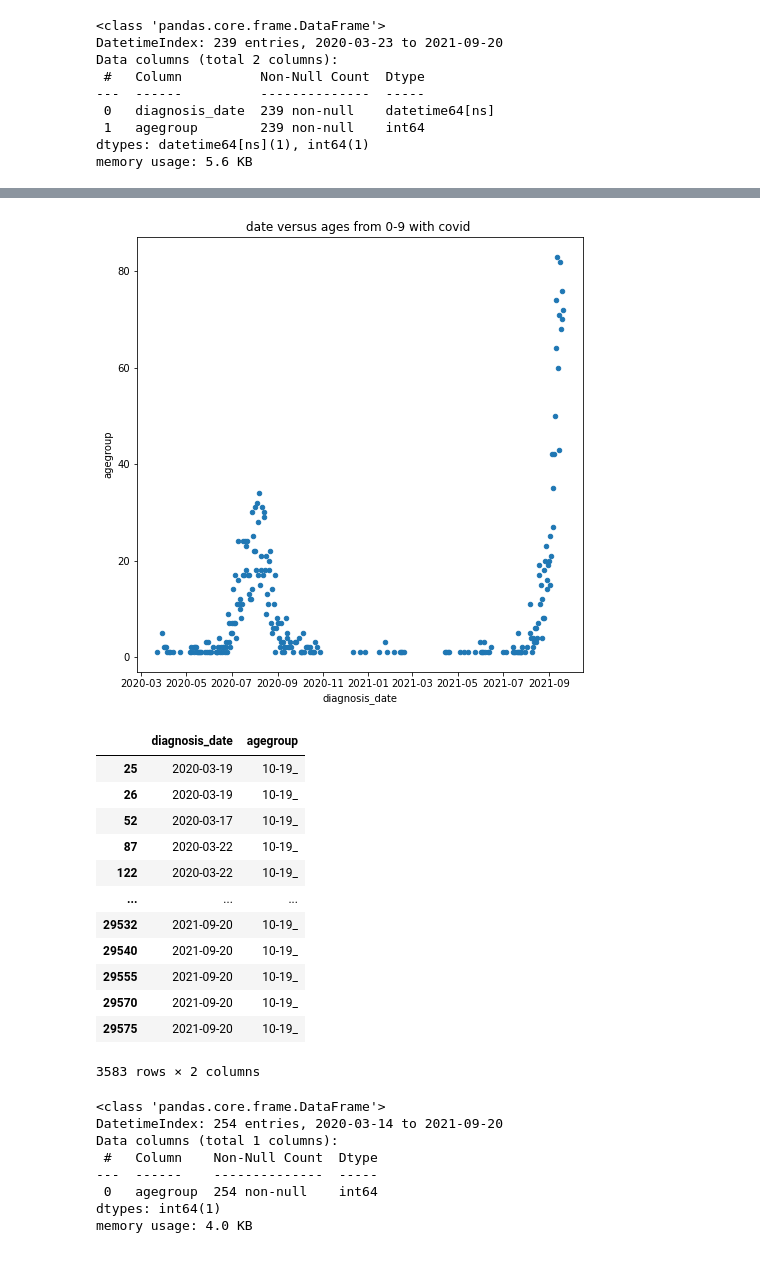
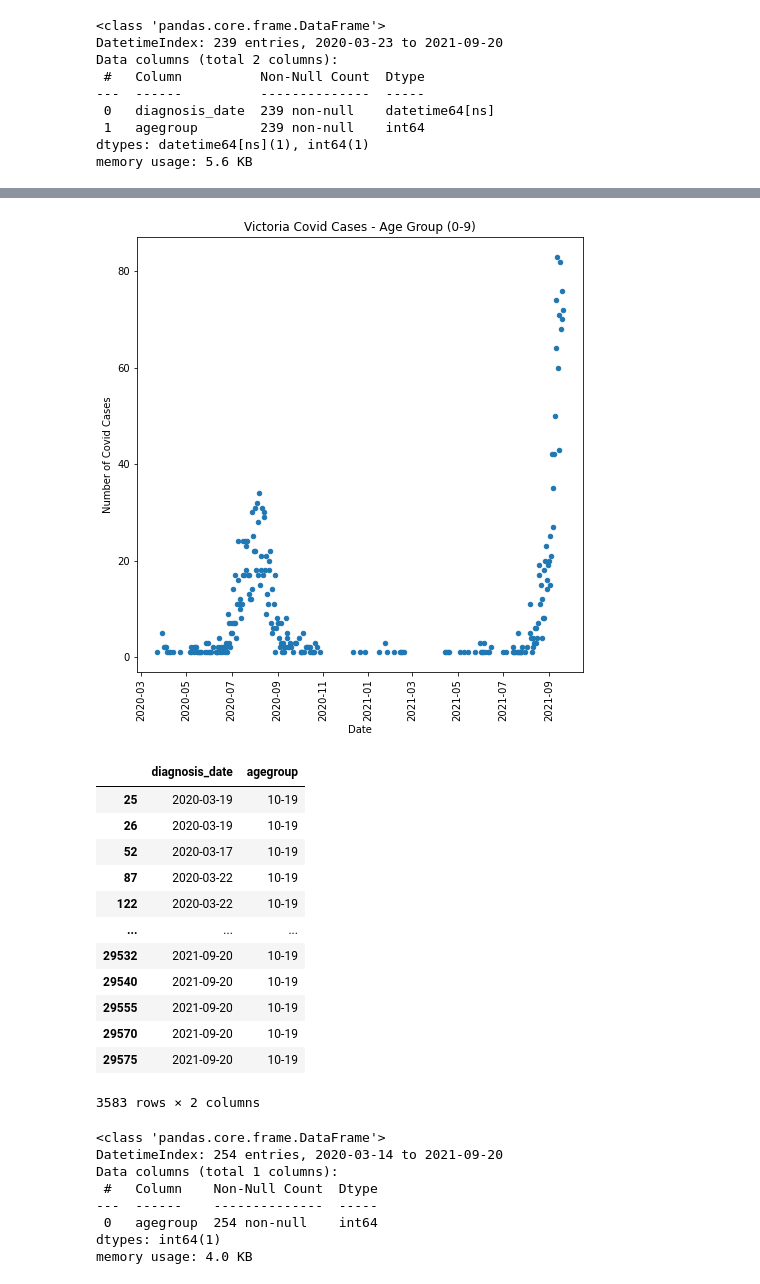
Before and after one commit to BenPickles85/bootcamp-project-1, a Jupyter notebook: covid-cases-agegrp.ipynb, the cells around one changed output, grey strips where cells are left out. Drawn from its saved outputs; the diff is of its cells as text; code cells hidden in the pictures.

```diff
--- a/covid-cases-agegrp.ipynb
+++ b/covid-cases-agegrp.ipynb
@@ -9,7 +12,7 @@ from scipy.stats import sem
 import scipy.stats as st
 # %%
 # File to Load (Remember to Change These)
-file_to_load = "Resources/NCOV_COVID_Cases_by_Age_Group_20210920.csv"
+file_to_load = "Resources/NCOV_COVID_Cases_by_Age_Group_20210921.csv"
 
 # Read Purchasing File and store into Pandas data frame
 covid_agegroup_df = pd.read_csv(file_to_load)
@@ -17,0 +25,3 @@ covid_agegroup_df = pd.read_csv(file_to_load)
+# %%
+covid_agegroup_df["agegroup"].replace({"10-19_" : "10-19"}, inplace = True)
+print(covid_agegroup_df)
@@ -154,26 +201,29 @@ plt.show()
 # %%
-# # Create a scatter date versus ages from 0-9 with covid
+# Create a scatter date versus ages from 0-9 with covid
 underten.plot(kind="scatter", x="diagnosis_date", y="agegroup", grid=False, figsize=(8,8),
-              title="date versus ages from 0-9 with covid ")
+              title="Victoria Covid Cases - Age Group (0-9)")
+plt.xlabel("Date")
+plt.ylabel("Number of Covid Cases")
+plt.xticks(rotation=90)
 plt.show()
 # %% [output]
-[figure, old version]
+[figure, new version]
 # %%
-under_twenty = covid_agegroup_df.loc[covid_agegroup_df["agegroup"] == "10-19_"]
+under_twenty = covid_agegroup_df.loc[covid_agegroup_df["agegroup"] == "10-19"]
 under_twenty
 # %% [output]
 |  | diagnosis_date | agegroup |
-| 25 | 2020-03-19 | 10-19_ |
-| 26 | 2020-03-19 | 10-19_ |
-| 52 | 2020-03-17 | 10-19_ |
-| 87 | 2020-03-22 | 10-19_ |
-| 122 | 2020-03-22 | 10-19_ |
+| 25 | 2020-03-19 | 10-19 |
+| 26 | 2020-03-19 | 10-19 |
+| 52 | 2020-03-17 | 10-19 |
+| 87 | 2020-03-22 | 10-19 |
+| 122 | 2020-03-22 | 10-19 |
 | ... | ... | ... |
-| 29532 | 2021-09-20 | 10-19_ |
-| 29540 | 2021-09-20 | 10-19_ |
-| 29555 | 2021-09-20 | 10-19_ |
-| 29570 | 2021-09-20 | 10-19_ |
-| 29575 | 2021-09-20 | 10-19_ |
+| 29532 | 2021-09-20 | 10-19 |
+| 29540 | 2021-09-20 | 10-19 |
+| 29555 | 2021-09-20 | 10-19 |
+| 29570 | 2021-09-20 | 10-19 |
+| 29575 | 2021-09-20 | 10-19 |
 3583 rows × 2 columns
 # %%
 undertwenty = under_twenty.groupby(["diagnosis_date"]).count()
```
Also changed, not shown: parts of 32 cells of this notebook, 32 other files.
